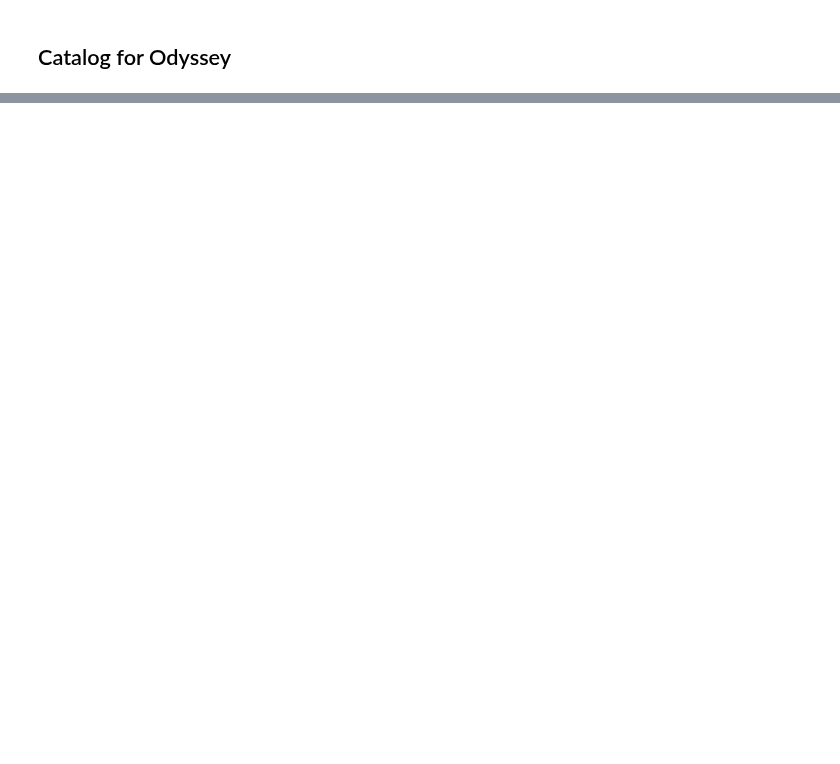
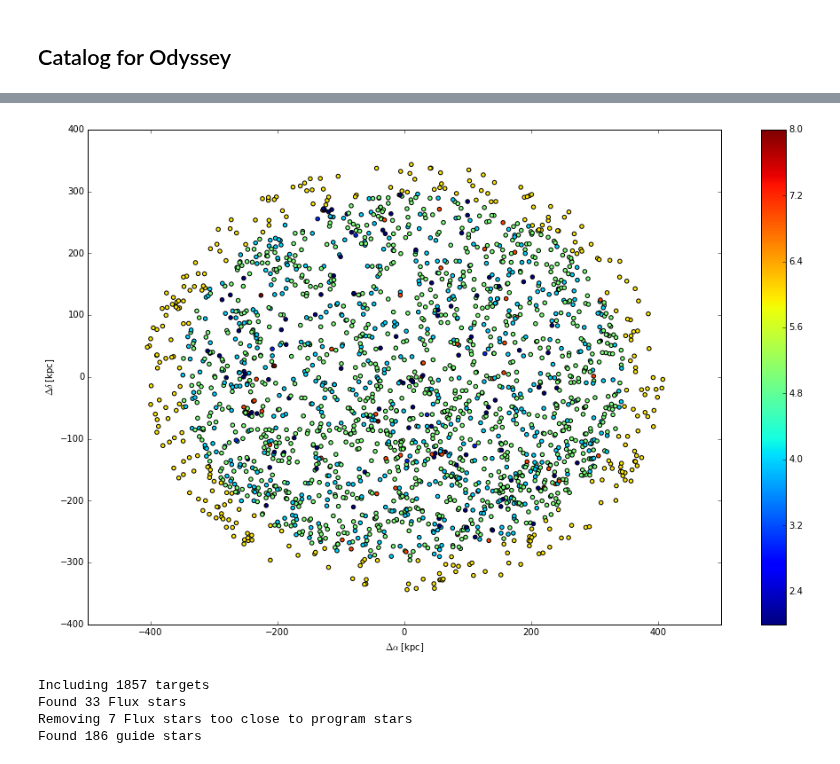
Before and after one commit to sagasurvey/erik, a Jupyter notebook: ipython_notebooks/2015Feb-MMTHecto.ipynb, the cells around one changed output, grey strips where cells are left out. Drawn from its saved outputs; the diff is of its cells as text; code cells hidden in the pictures; blank space fills up the shorter version.

```diff
--- a/ipython_notebooks/2015Feb-MMTHecto.ipynb
+++ b/ipython_notebooks/2015Feb-MMTHecto.ipynb
@@ -169,0 +181,14 @@ Found 172 guide stars
+# %%
+n85746catsc = SkyCoord(n85746incat['ra']*u.deg, n85746incat['dec']*u.deg)
+
+plt.hist(n85746.coords.separation(n85746catsc).arcmin, bins=100,histtype='step')
+plt.xlabel('distance from host [arcmin]')
+
+plt.figure()
+plt.scatter((n85746catsc.ra - n85746.coords.ra).to(u.rad)*n85746.dist.to(u.kpc),
+            (n85746catsc.dec - n85746.coords.dec).to(u.rad)*n85746.dist.to(u.kpc),
+            c=n85746incat['rank'])
+plt.colorbar()
+plt.xlabel(r'$\Delta \alpha$ [kpc]')
+plt.ylabel(r'$\Delta \delta$ [kpc]')
+None
@@ -169,0 +248,10 @@ Found 172 guide stars
+# %%
+plt.scatter((n85746catsc.ra - n85746.coords.ra).to(u.rad)*n85746.dist.to(u.kpc),
+            (n85746catsc.dec - n85746.coords.dec).to(u.rad)*n85746.dist.to(u.kpc),
+            c=n85746ranks)
+plt.colorbar()
+plt.xlabel(r'$\Delta \alpha$ [kpc]')
+plt.ylabel(r'$\Delta \delta$ [kpc]')
+None
+# %% [output]
+[figure, added]
@@ -169,0 +263,10 @@ Found 172 guide stars
+# %%
+n85746outcat = mmthecto.generate_catalog(n85746, n85746incat[msk85746], n85746ranks[msk85746],
+                                         repeatflux=5, removefluxdistance=30*u.arcsec,
+                                         fnout='mmthecto/{0}_feb2015.cat'.format(n85746.name),
+                                         fluxfnout='mmthecto/{0}_feb2015.fluxstars'.format(n85746.name))
+# %% [output]
+Including 1857 targets
+Found 33 Flux stars
+Removing 7 Flux stars too close to program stars
+Found 186 guide stars
```
Also changed, not shown: parts of 32 cells of this notebook.
